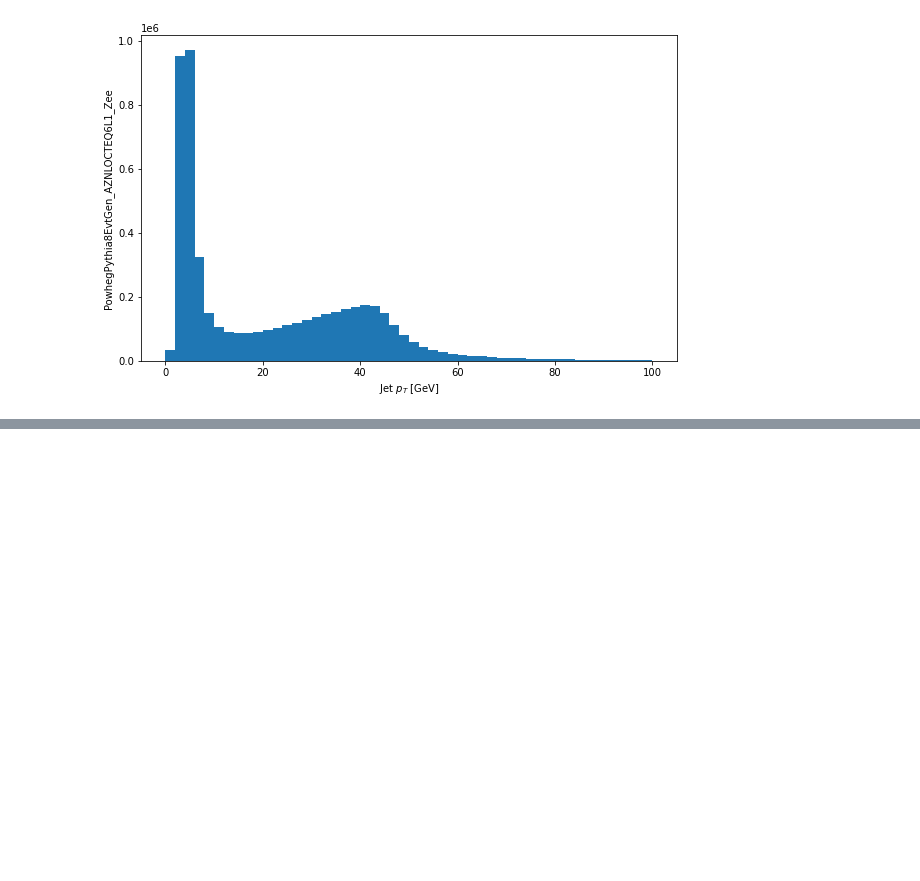
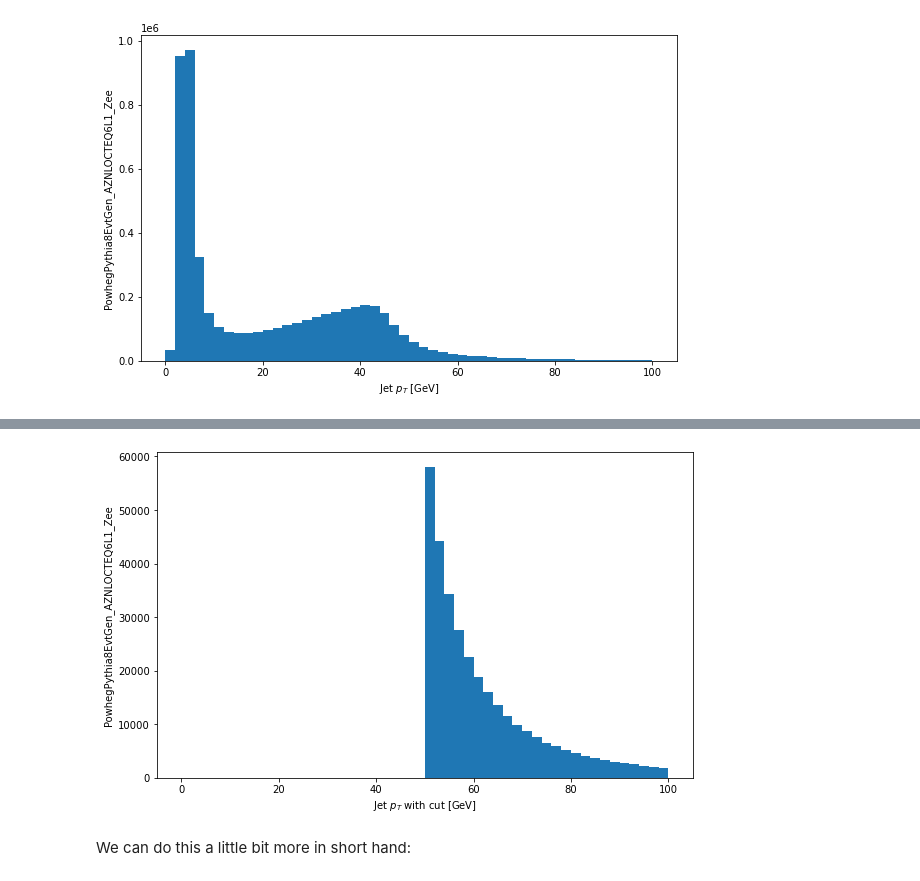
Before and after one commit to gordonwatts/hep_tables, a Jupyter notebook: notebooks/01 - Demo.ipynb, the cells around one changed output, grey strips where cells are left out. Drawn from its saved outputs; the diff is of its cells as text; code cells hidden in the pictures; blank space fills up the shorter version.

```diff
--- a/notebooks/01 - Demo.ipynb
+++ b/notebooks/01 - Demo.ipynb
@@ -59,0 +64,4 @@ _ = plt.ylabel('PowhegPythia8EvtGen_AZNLOCTEQ6L1_Zee')
+# %%
+%%time
+pts_good = df.Electrons("Electrons").pt[df.Electrons("Electrons").pt > 50000.0]/1000.0
+np_pts_good = make_local(pts_good)
@@ -59,0 +70,10 @@ _ = plt.ylabel('PowhegPythia8EvtGen_AZNLOCTEQ6L1_Zee')
+# %%
+s = 6
+plt.figure(figsize=(s*1.6,s))
+plt.hist(np_pts_good[b'col1'].flatten(), range=(0, 100), bins=50)
+plt.xlabel('Jet $p_T$ with cut [GeV]')
+_ = plt.ylabel('PowhegPythia8EvtGen_AZNLOCTEQ6L1_Zee')
+# %% [output]
+[figure, added]
+# %% [markdown]
+We can do this a little bit more in short hand:
```
Also changed, not shown: parts of 6 cells of this notebook.
